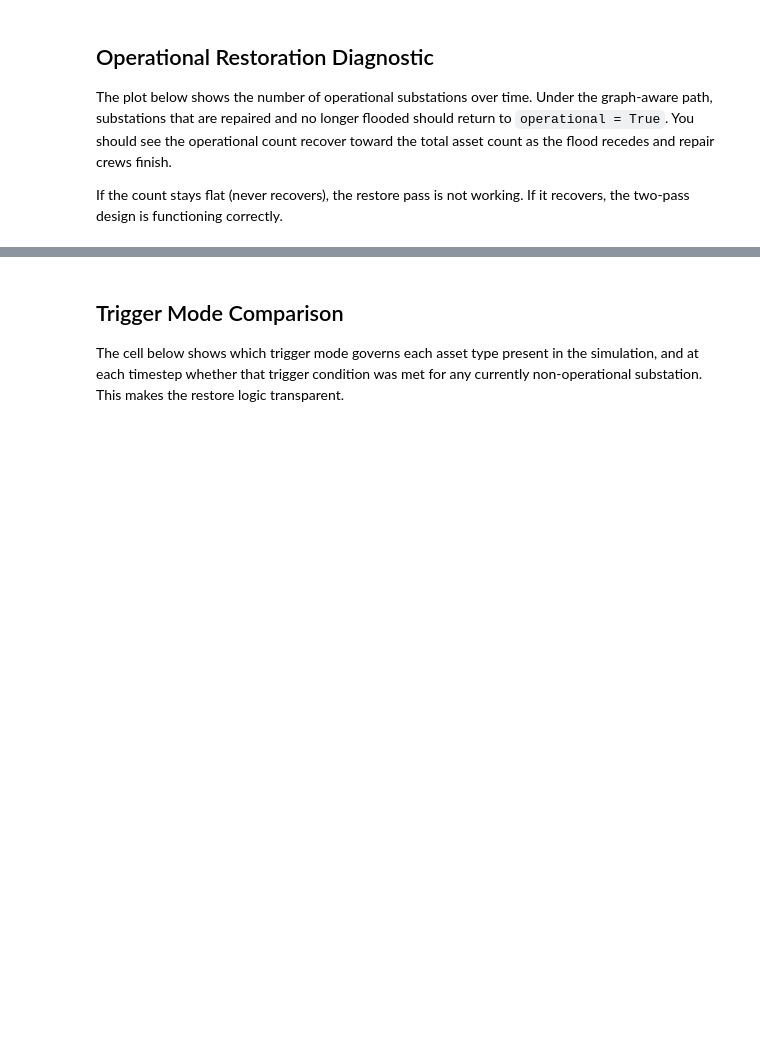
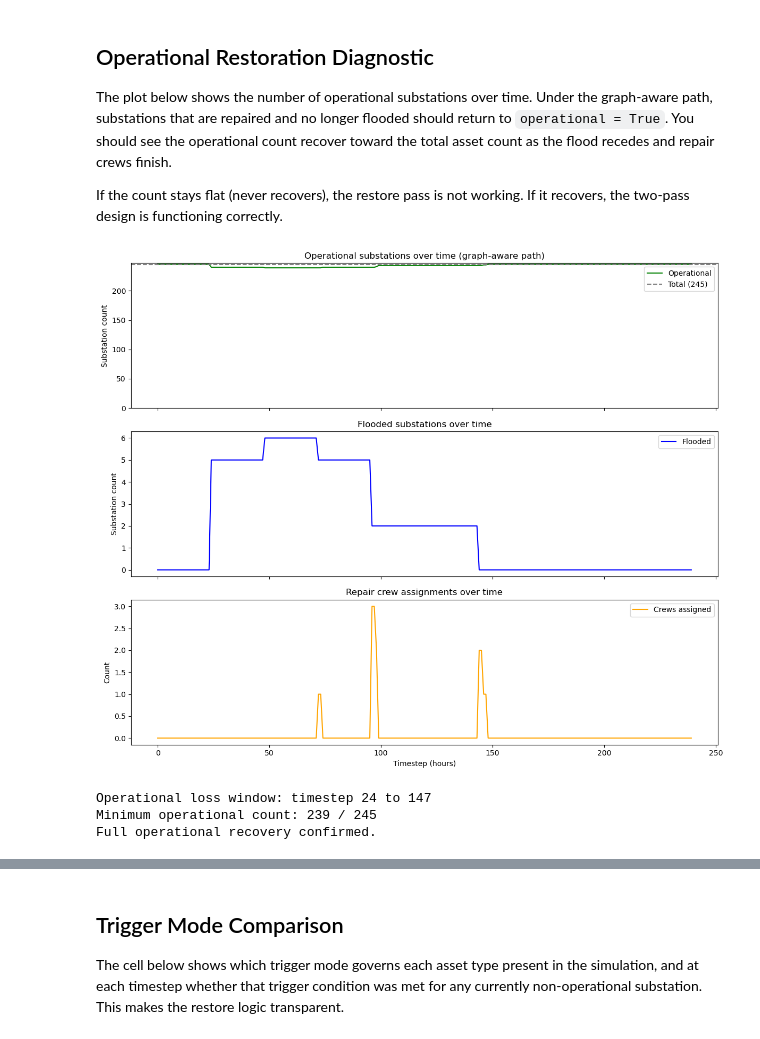
Before and after one commit to edPeregrina/powerpath, a Jupyter notebook: book/Use_Case_sample_knowledge_graph.ipynb, the cells around one changed output, grey strips where cells are left out. Drawn from its saved outputs; the diff is of its cells as text; code cells hidden in the pictures; blank space fills up the shorter version.

```diff
--- a/book/Use_Case_sample_knowledge_graph.ipynb
+++ b/book/Use_Case_sample_knowledge_graph.ipynb
@@ -220,13 +264,27 @@ recover toward the total asset count as the flood recedes and repair crews finis
 If the count stays flat (never recovers), the restore pass is not working.
 If it recovers, the two-pass design is functioning correctly.
 # %%
-import matplotlib.pyplot as plt
-
+# Plot operational/flooded/crew counts when timestep-level detail stores per-asset arrays
 num_assets = len(gdf_assets)
-timestep_results = all_results[0][2]  # per-timestep detail records
+timestep_results = all_results[0][2]  # per-timestep detail records (list of dicts)
 
 if timestep_results:
-    ts_df = pd.DataFrame(timestep_results)
+    # Convert list-of-dicts where some values are per-asset lists into a DataFrame
+    rows = []
+    for d in timestep_results:
+        rd = dict(d)  # shallow copy
+        if 'operational' in d:
+            rd['operational_count'] = int(sum(d['operational']))
+        if 'flooded' in d:
+            rd['flooded_count'] = int(sum(d['flooded']))
+        # handle different crew-assignment key naming
+        if 'crew_assigned' in d:
+            rd['crews_assigned_count'] = int(sum(d['crew_assigned']))
+        elif 'crews_assigned_count' in d:
+            rd['crews_assigned_count'] = int(d['crews_assigned_count'])
+        rows.append(rd)
+
+    ts_df = pd.DataFrame(rows)
     fig, axes = plt.subplots(3, 1, figsize=(12, 10), sharex=True)
 
     # Operational count
@@ -237,36 +295,46 @@ if timestep_results:
     axes[0].legend()
     axes[0].set_ylim(0, num_assets + 2)
 
-    # Flooded count
-    axes[1].plot(ts_df['timestep'], ts_df['flooded_count'], label='Flooded', color='blue')
+    # Flooded count (if available)
+    if 'flooded_count' in ts_df.columns:
+        axes[1].plot(ts_df['timestep'], ts_df['flooded_count'], label='Flooded', color='blue')
+    else:
+        axes[1].text(0.5, 0.5, 'No flooded data', ha='center', va='center')
     axes[1].set_ylabel('Substation count')
     axes[1].set_title('Flooded substations over time')
     axes[1].legend()
 
     # Repair crews assigned
     if 'crews_assigned_count' in ts_df.columns:
         axes[2].plot(ts_df['timestep'], ts_df['crews_assigned_count'], label='Crews assigned', color='orange')
         axes[2].set_ylabel('Count')
         axes[2].set_title('Repair crew assignments over time')
         axes[2].legend()
+    else:
+        axes[2].text(0.5, 0.5, 'No crew assignment data', ha='center', va='center')
 
     axes[-1].set_xlabel('Timestep (hours)')
     plt.tight_layout()
     plt.show()
 
     # Tabular summary: first and last timestep where operational < total
     degraded = ts_df[ts_df['operational_count'] < num_assets]
     if degraded.empty:
         print('No substations lost operational status during the simulation.')
     else:
         print(f'Operational loss window: timestep {degraded["timestep"].min()} to {degraded["timestep"].max()}')
         print(f'Minimum operational count: {degraded["operational_count"].min()} / {num_assets}')
         recovered = ts_df[ts_df['timestep'] > degraded['timestep'].max()]
         if not recovered.empty and recovered['operational_count'].iloc[0] == num_assets:
             print('Full operational recovery confirmed.')
         elif not recovered.empty:
             print(f'Partial recovery: {recovered["operational_count"].max()} / {num_assets} at end.')
         else:
             print('NOTE: Simulation ended before full recovery – extend hazard_maps or increase repair crews.')
 else:
     print('No timestep-level results available. Re-run with timestep_output=True.')
+# %% [output]
+[figure, added]
+Operational loss window: timestep 24 to 147
+Minimum operational count: 239 / 245
+Full operational recovery confirmed.
```
Also changed, not shown: parts of 8 cells of this notebook.
